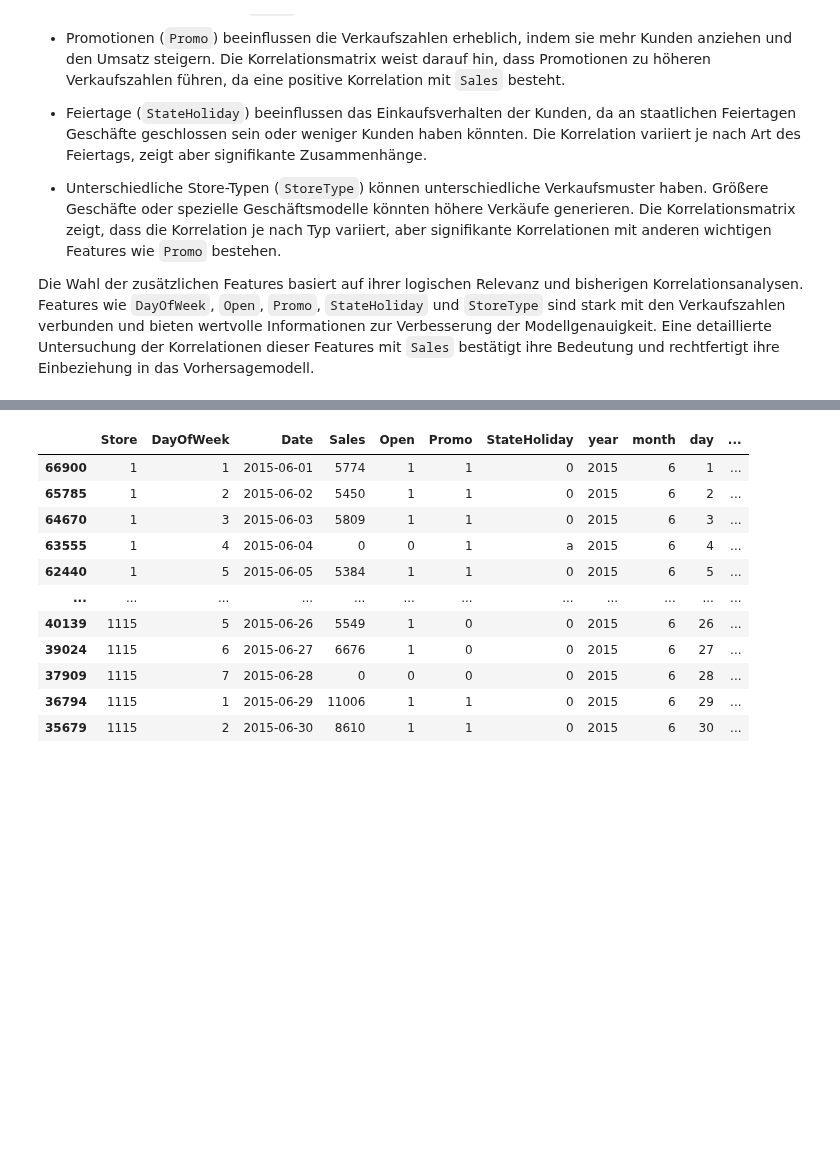
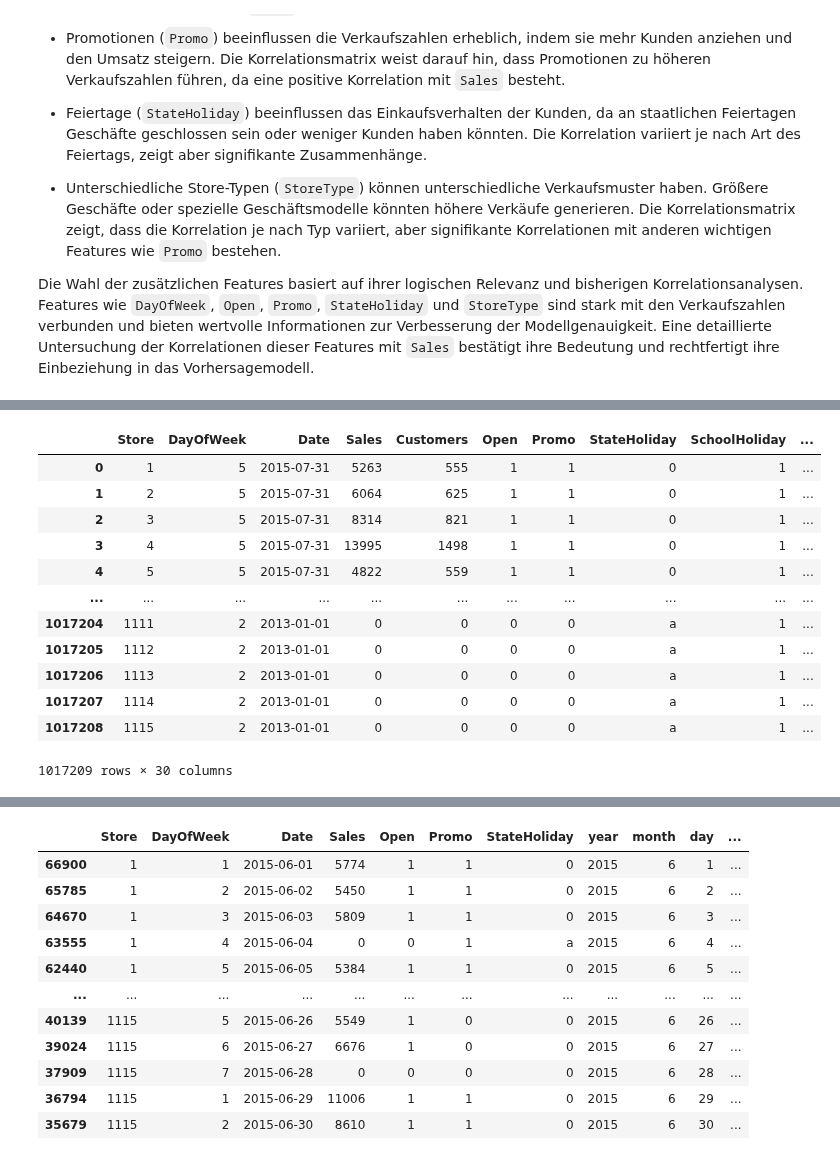
Before and after one commit to brk2ran/DataMining2024, a Jupyter notebook: notebooks/3_features.ipynb, the cells around one changed output, grey strips where cells are left out. Drawn from its saved outputs; the diff is of its cells as text; code cells hidden in the pictures; blank space fills up the shorter version.

```diff
--- a/notebooks/3_features.ipynb
+++ b/notebooks/3_features.ipynb
@@ -175,7 +191,7 @@ def is_promo(row):
 data['promo2'] = data.apply(is_promo, axis=1)
 
 # Remove unnecessary columns
-data.drop(columns=['Promo2', 'Promo2SinceWeek', 'Promo2SinceYear', 'PromoInterval'], inplace=True)
+#data.drop(columns=['Promo2', 'Promo2SinceWeek', 'Promo2SinceYear', 'PromoInterval'], inplace=True)
 
 # Show result
 print(data.head(5))
@@ -228,15 +248,6 @@ data['days_since_last_holiday'] = data['Date'].apply(lambda x: (x - holidays[hol
 # %%
 # Calculate 'days_until_next_holiday'
 data['days_until_next_holiday'] = data['Date'].apply(lambda x: (holidays[holidays['Date'] >= x]['Date'].min() - x).days)
-# %%
-# Step 2: Calculate 'days_until_next_holiday' for each date
-def calculate_days_until_next_holiday(date):
-    next_holiday_date = holidays[holidays['Date'] >= date]['Date'].min()
-    if pd.isna(next_holiday_date):
-        return np.nan
-    return (next_holiday_date - date).days
-
-data['days_until_next_holiday'] = data['Date'].apply(calculate_days_until_next_holiday)
 # %%
 # Step 3: Handle NaN values by setting them to the next known holiday (Oct 3, 2025)
 next_holiday = pd.Timestamp('2015-10-03')
@@ -260,0 +274,20 @@ Name: days_until_next_holiday, dtype: float64
+# %%
+# Create store-specific features (= duration since a competitor has opened)
+data['competition_open_since'] = (
+    (data['year'] - data['CompetitionOpenSinceYear']) * 12 +
+    (data['month'] - data['CompetitionOpenSinceMonth'])
+)
+data['competition_open_since'] = data['competition_open_since'].map(lambda x: 0 if x < 0 else x).fillna(0)
+
+# Create promotion features (= duration since a promotion has been running)
+data['promo2_since'] = (
+    (data['year'] - data['Promo2SinceYear']) * 52 +
+    (data['week_of_year'] - data['Promo2SinceWeek'])
+)
+
+
+promo_intervals = {'Jan,Apr,Jul,Oct': [1, 4, 7, 10],
+                   'Feb,May,Aug,Nov': [2, 5, 8, 11],
+                   'Mar,Jun,Sept,Dec': [3, 6, 9, 12]}
+# Promotion intervals are converted into binary features (is_promo_month), see Hinweis
+data['is_promo_month'] = data.apply(lambda row: 1 if row['month'] in promo_intervals.get(row['PromoInterval'], []) else 0, axis=1)
@@ -276,3 +336,6 @@ Die Auswahl weiterer Features für das Vorhersagemodell basiert auf ihrer logisc
 - Unterschiedliche Store-Typen (`StoreType`) können unterschiedliche Verkaufsmuster haben. Größere Geschäfte oder spezielle Geschäftsmodelle könnten höhere Verkäufe generieren. Die Korrelationsmatrix zeigt, dass die Korrelation je nach Typ variiert, aber signifikante Korrelationen mit anderen wichtigen Features wie `Promo` bestehen.
 
 Die Wahl der zusätzlichen Features basiert auf ihrer logischen Relevanz und bisherigen Korrelationsanalysen. Features wie `DayOfWeek`, `Open`, `Promo`, `StateHoliday` und `StoreType` sind stark mit den Verkaufszahlen verbunden und bieten wertvolle Informationen zur Verbesserung der Modellgenauigkeit. Eine detaillierte Untersuchung der Korrelationen dieser Features mit `Sales` bestätigt ihre Bedeutung und rechtfertigt ihre Einbeziehung in das Vorhersagemodell.
+# %%
+data.drop(columns=['CompetitionOpenSinceMonth', 'CompetitionOpenSinceYear', 'Customers'], inplace=True)
+#'CompetitionDistance'
@@ -279,3 +369,19 @@ Die Wahl der zusätzlichen Features basiert auf ihrer logischen Relevanz und bis
+# %%
+data
+# %% [output]
+|  | Store | DayOfWeek | Date | Sales | Customers | Open | Promo | StateHoliday | SchoolHoliday | ... |
+| 0 | 1 | 5 | 2015-07-31 | 5263 | 555 | 1 | 1 | 0 | 1 | ... |
+| 1 | 2 | 5 | 2015-07-31 | 6064 | 625 | 1 | 1 | 0 | 1 | ... |
+| 2 | 3 | 5 | 2015-07-31 | 8314 | 821 | 1 | 1 | 0 | 1 | ... |
+| 3 | 4 | 5 | 2015-07-31 | 13995 | 1498 | 1 | 1 | 0 | 1 | ... |
+| 4 | 5 | 5 | 2015-07-31 | 4822 | 559 | 1 | 1 | 0 | 1 | ... |
+| ... | ... | ... | ... | ... | ... | ... | ... | ... | ... | ... |
+| 1017204 | 1111 | 2 | 2013-01-01 | 0 | 0 | 0 | 0 | a | 1 | ... |
+| 1017205 | 1112 | 2 | 2013-01-01 | 0 | 0 | 0 | 0 | a | 1 | ... |
+| 1017206 | 1113 | 2 | 2013-01-01 | 0 | 0 | 0 | 0 | a | 1 | ... |
+| 1017207 | 1114 | 2 | 2013-01-01 | 0 | 0 | 0 | 0 | a | 1 | ... |
+| 1017208 | 1115 | 2 | 2013-01-01 | 0 | 0 | 0 | 0 | a | 1 | ... |
+1017209 rows × 30 columns
 # %%
 # Create lag features (sales of the previous days/weeks)
 data = data.sort_values(by=['Store', 'Date'])
```
Also changed, not shown: parts of 15 cells of this notebook.
